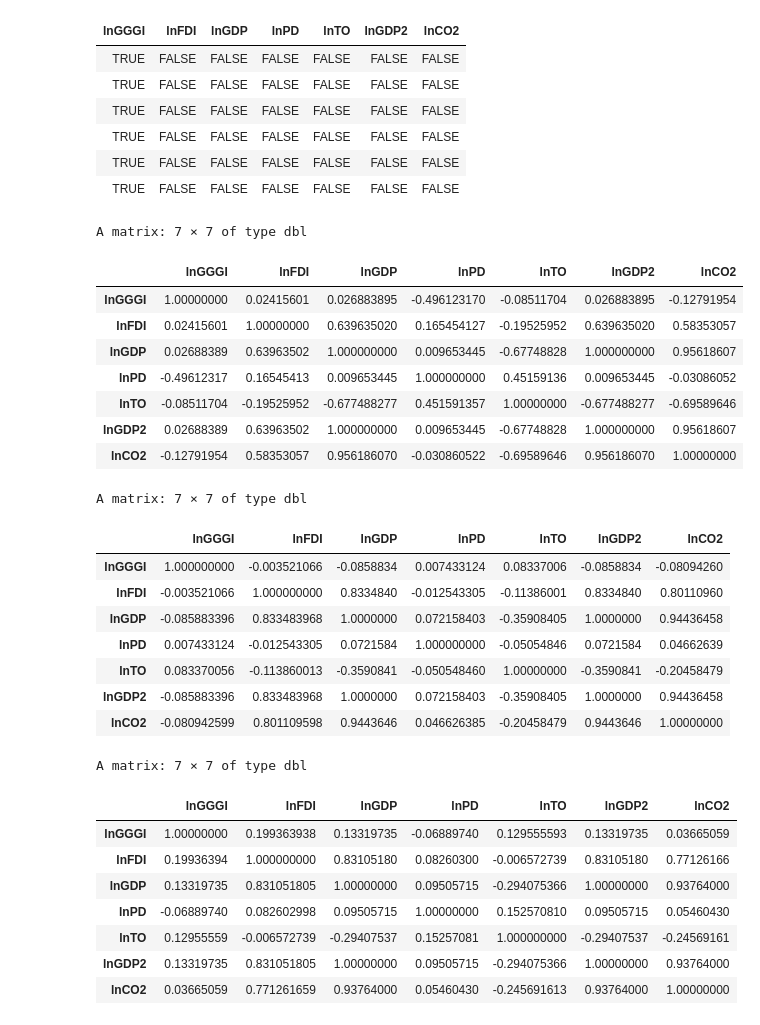
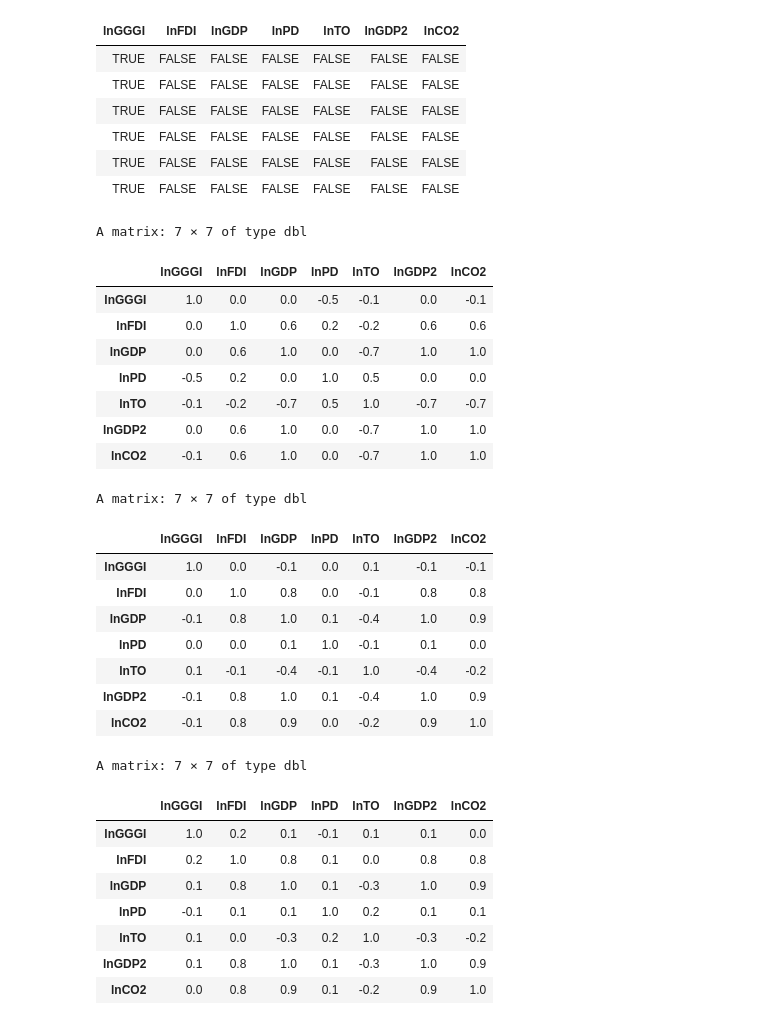
Before and after one commit to esvm4/ScientificResearch212223, a Jupyter notebook: dataAnalysis.ipynb, the cells around one changed output. Drawn from its saved outputs; the diff is of its cells as text; code cells hidden in the pictures.

```diff
--- a/dataAnalysis.ipynb
+++ b/dataAnalysis.ipynb
@@ -118,34 +118,34 @@ A matrix: 6 × 7 of type lgl
 | TRUE | FALSE | FALSE | FALSE | FALSE | FALSE | FALSE |
 | TRUE | FALSE | FALSE | FALSE | FALSE | FALSE | FALSE |
 # %%
-cor(df_developed)
-cor(df_developing)
-cor(df_all)
+round(cor(df_developed), 1)
+round(cor(df_developing), 1)
+round(cor(df_all), 1)
 # %% [output]
 A matrix: 7 × 7 of type dbl
 |  | lnGGGI | lnFDI | lnGDP | lnPD | lnTO | lnGDP2 | lnCO2 |
-| lnGGGI | 1.00000000 | 0.02415601 | 0.026883895 | -0.496123170 | -0.08511704 | 0.026883895 | -0.12791954 |
-| lnFDI | 0.02415601 | 1.00000000 | 0.639635020 | 0.165454127 | -0.19525952 | 0.639635020 | 0.58353057 |
-| lnGDP | 0.02688389 | 0.63963502 | 1.000000000 | 0.009653445 | -0.67748828 | 1.000000000 | 0.95618607 |
-| lnPD | -0.49612317 | 0.16545413 | 0.009653445 | 1.000000000 | 0.45159136 | 0.009653445 | -0.03086052 |
-| lnTO | -0.08511704 | -0.19525952 | -0.677488277 | 0.451591357 | 1.00000000 | -0.677488277 | -0.69589646 |
-| lnGDP2 | 0.02688389 | 0.63963502 | 1.000000000 | 0.009653445 | -0.67748828 | 1.000000000 | 0.95618607 |
-| lnCO2 | -0.12791954 | 0.58353057 | 0.956186070 | -0.030860522 | -0.69589646 | 0.956186070 | 1.00000000 |
+| lnGGGI | 1.0 | 0.0 | 0.0 | -0.5 | -0.1 | 0.0 | -0.1 |
+| lnFDI | 0.0 | 1.0 | 0.6 | 0.2 | -0.2 | 0.6 | 0.6 |
+| lnGDP | 0.0 | 0.6 | 1.0 | 0.0 | -0.7 | 1.0 | 1.0 |
+| lnPD | -0.5 | 0.2 | 0.0 | 1.0 | 0.5 | 0.0 | 0.0 |
+| lnTO | -0.1 | -0.2 | -0.7 | 0.5 | 1.0 | -0.7 | -0.7 |
+| lnGDP2 | 0.0 | 0.6 | 1.0 | 0.0 | -0.7 | 1.0 | 1.0 |
+| lnCO2 | -0.1 | 0.6 | 1.0 | 0.0 | -0.7 | 1.0 | 1.0 |
 A matrix: 7 × 7 of type dbl
 |  | lnGGGI | lnFDI | lnGDP | lnPD | lnTO | lnGDP2 | lnCO2 |
-| lnGGGI | 1.000000000 | -0.003521066 | -0.0858834 | 0.007433124 | 0.08337006 | -0.0858834 | -0.08094260 |
-| lnFDI | -0.003521066 | 1.000000000 | 0.8334840 | -0.012543305 | -0.11386001 | 0.8334840 | 0.80110960 |
-| lnGDP | -0.085883396 | 0.833483968 | 1.0000000 | 0.072158403 | -0.35908405 | 1.0000000 | 0.94436458 |
-| lnPD | 0.007433124 | -0.012543305 | 0.0721584 | 1.000000000 | -0.05054846 | 0.0721584 | 0.04662639 |
-| lnTO | 0.083370056 | -0.113860013 | -0.3590841 | -0.050548460 | 1.00000000 | -0.3590841 | -0.20458479 |
-| lnGDP2 | -0.085883396 | 0.833483968 | 1.0000000 | 0.072158403 | -0.35908405 | 1.0000000 | 0.94436458 |
-| lnCO2 | -0.080942599 | 0.801109598 | 0.9443646 | 0.046626385 | -0.20458479 | 0.9443646 | 1.00000000 |
+| lnGGGI | 1.0 | 0.0 | -0.1 | 0.0 | 0.1 | -0.1 | -0.1 |
+| lnFDI | 0.0 | 1.0 | 0.8 | 0.0 | -0.1 | 0.8 | 0.8 |
+| lnGDP | -0.1 | 0.8 | 1.0 | 0.1 | -0.4 | 1.0 | 0.9 |
+| lnPD | 0.0 | 0.0 | 0.1 | 1.0 | -0.1 | 0.1 | 0.0 |
+| lnTO | 0.1 | -0.1 | -0.4 | -0.1 | 1.0 | -0.4 | -0.2 |
+| lnGDP2 | -0.1 | 0.8 | 1.0 | 0.1 | -0.4 | 1.0 | 0.9 |
+| lnCO2 | -0.1 | 0.8 | 0.9 | 0.0 | -0.2 | 0.9 | 1.0 |
 A matrix: 7 × 7 of type dbl
 |  | lnGGGI | lnFDI | lnGDP | lnPD | lnTO | lnGDP2 | lnCO2 |
-| lnGGGI | 1.00000000 | 0.199363938 | 0.13319735 | -0.06889740 | 0.129555593 | 0.13319735 | 0.03665059 |
-| lnFDI | 0.19936394 | 1.000000000 | 0.83105180 | 0.08260300 | -0.006572739 | 0.83105180 | 0.77126166 |
-| lnGDP | 0.13319735 | 0.831051805 | 1.00000000 | 0.09505715 | -0.294075366 | 1.00000000 | 0.93764000 |
-| lnPD | -0.06889740 | 0.082602998 | 0.09505715 | 1.00000000 | 0.152570810 | 0.09505715 | 0.05460430 |
-| lnTO | 0.12955559 | -0.006572739 | -0.29407537 | 0.15257081 | 1.000000000 | -0.29407537 | -0.24569161 |
-| lnGDP2 | 0.13319735 | 0.831051805 | 1.00000000 | 0.09505715 | -0.294075366 | 1.00000000 | 0.93764000 |
-| lnCO2 | 0.03665059 | 0.771261659 | 0.93764000 | 0.05460430 | -0.245691613 | 0.93764000 | 1.00000000 |
+| lnGGGI | 1.0 | 0.2 | 0.1 | -0.1 | 0.1 | 0.1 | 0.0 |
+| lnFDI | 0.2 | 1.0 | 0.8 | 0.1 | 0.0 | 0.8 | 0.8 |
+| lnGDP | 0.1 | 0.8 | 1.0 | 0.1 | -0.3 | 1.0 | 0.9 |
+| lnPD | -0.1 | 0.1 | 0.1 | 1.0 | 0.2 | 0.1 | 0.1 |
+| lnTO | 0.1 | 0.0 | -0.3 | 0.2 | 1.0 | -0.3 | -0.2 |
+| lnGDP2 | 0.1 | 0.8 | 1.0 | 0.1 | -0.3 | 1.0 | 0.9 |
+| lnCO2 | 0.0 | 0.8 | 0.9 | 0.1 | -0.2 | 0.9 | 1.0 |
```
Also changed, not shown: parts of 7 cells of this notebook.
